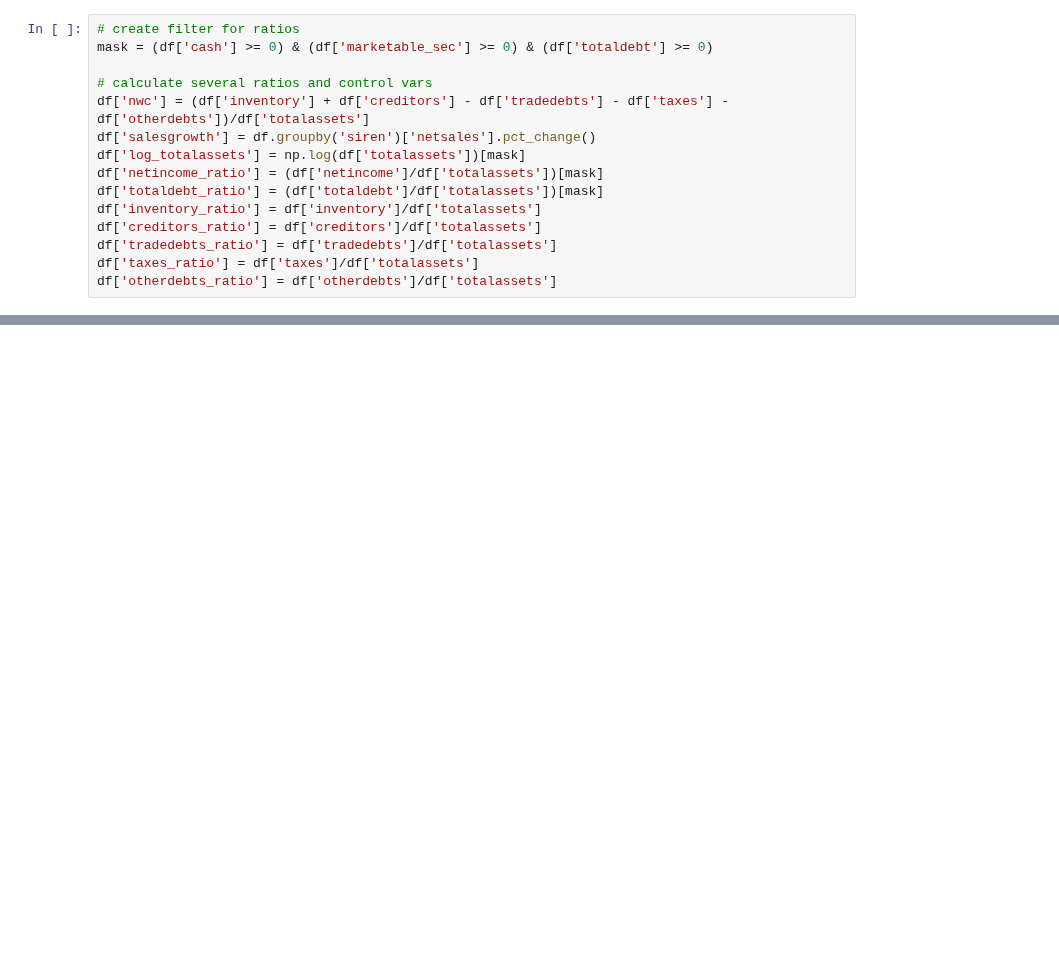
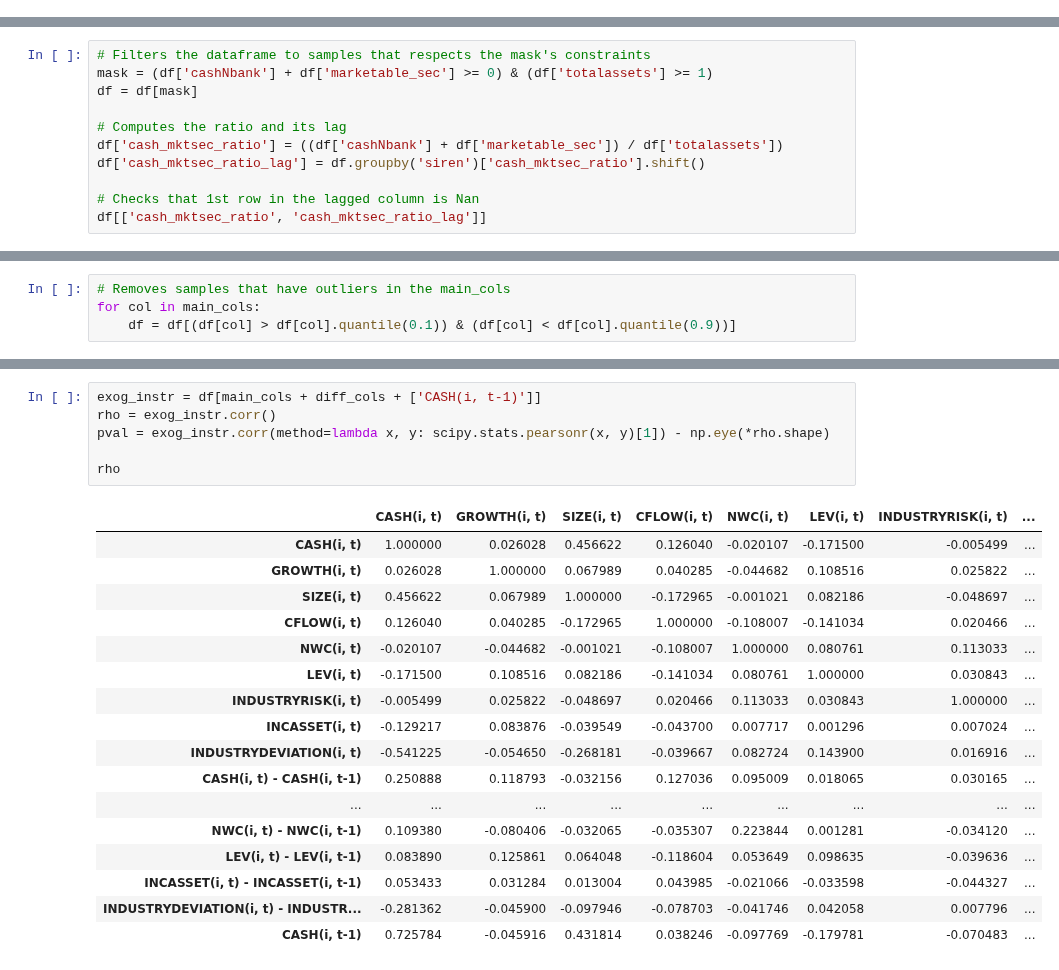
Before and after one commit to daniel-deutsch/FTD, a Jupyter notebook: Financial Econometrics II/project/main.ipynb, the cells around one changed output, grey strips where cells are left out. Drawn from its saved outputs; the diff is of its cells as text; blank space fills up the shorter version.

```diff
--- a/Financial Econometrics II/project/main.ipynb
+++ b/Financial Econometrics II/project/main.ipynb
@@ -97,15 +0,0 @@ Name: cash_mktsec_ratio_lag, dtype: float64
-# %%
-# create filter for ratios
-mask = (df['cash'] >= 0) & (df['marketable_sec'] >= 0) & (df['totaldebt'] >= 0)
-
-# calculate several ratios and control vars
-df['nwc'] = (df['inventory'] + df['creditors'] - df['tradedebts'] - df['taxes'] - df['otherdebts'])/df['totalassets']
-df['salesgrowth'] = df.groupby('siren')['netsales'].pct_change()
-df['log_totalassets'] = np.log(df['totalassets'])[mask]
-df['netincome_ratio'] = (df['netincome']/df['totalassets'])[mask]
-df['totaldebt_ratio'] = (df['totaldebt']/df['totalassets'])[mask]
-df['inventory_ratio'] = df['inventory']/df['totalassets']
-df['creditors_ratio'] = df['creditors']/df['totalassets']
-df['tradedebts_ratio'] = df['tradedebts']/df['totalassets']
-df['taxes_ratio'] = df['taxes']/df['totalassets']
-df['otherdebts_ratio'] = df['otherdebts']/df['totalassets']
@@ -409,0 +60,11 @@ between[stat_cols].corr()
+# %%
+# Filters the dataframe to samples that respects the mask's constraints
+mask = (df['cashNbank'] + df['marketable_sec'] >= 0) & (df['totalassets'] >= 1)
+df = df[mask]
+
+# Computes the ratio and its lag
+df['cash_mktsec_ratio'] = ((df['cashNbank'] + df['marketable_sec']) / df['totalassets'])
+df['cash_mktsec_ratio_lag'] = df.groupby('siren')['cash_mktsec_ratio'].shift()
+
+# Checks that 1st row in the lagged column is Nan
+df[['cash_mktsec_ratio', 'cash_mktsec_ratio_lag']]
@@ -409,0 +156,4 @@ between[stat_cols].corr()
+# %%
+# Removes samples that have outliers in the main_cols
+for col in main_cols:
+    df = df[(df[col] > df[col].quantile(0.1)) & (df[col] < df[col].quantile(0.9))]
@@ -409,0 +903,24 @@ between[stat_cols].corr()
+# %%
+exog_instr = df[main_cols + diff_cols + ['CASH(i, t-1)']]
+rho = exog_instr.corr()
+pval = exog_instr.corr(method=lambda x, y: scipy.stats.pearsonr(x, y)[1]) - np.eye(*rho.shape)
+
+rho
+# %% [output]
+|  | CASH(i, t) | GROWTH(i, t) | SIZE(i, t) | CFLOW(i, t) | NWC(i, t) | LEV(i, t) | INDUSTRYRISK(i, t) | ... |
+| CASH(i, t) | 1.000000 | 0.026028 | 0.456622 | 0.126040 | -0.020107 | -0.171500 | -0.005499 | ... |
+| GROWTH(i, t) | 0.026028 | 1.000000 | 0.067989 | 0.040285 | -0.044682 | 0.108516 | 0.025822 | ... |
+| SIZE(i, t) | 0.456622 | 0.067989 | 1.000000 | -0.172965 | -0.001021 | 0.082186 | -0.048697 | ... |
+| CFLOW(i, t) | 0.126040 | 0.040285 | -0.172965 | 1.000000 | -0.108007 | -0.141034 | 0.020466 | ... |
+| NWC(i, t) | -0.020107 | -0.044682 | -0.001021 | -0.108007 | 1.000000 | 0.080761 | 0.113033 | ... |
+| LEV(i, t) | -0.171500 | 0.108516 | 0.082186 | -0.141034 | 0.080761 | 1.000000 | 0.030843 | ... |
+| INDUSTRYRISK(i, t) | -0.005499 | 0.025822 | -0.048697 | 0.020466 | 0.113033 | 0.030843 | 1.000000 | ... |
+| INCASSET(i, t) | -0.129217 | 0.083876 | -0.039549 | -0.043700 | 0.007717 | 0.001296 | 0.007024 | ... |
+| INDUSTRYDEVIATION(i, t) | -0.541225 | -0.054650 | -0.268181 | -0.039667 | 0.082724 | 0.143900 | 0.016916 | ... |
+| CASH(i, t) - CASH(i, t-1) | 0.250888 | 0.118793 | -0.032156 | 0.127036 | 0.095009 | 0.018065 | 0.030165 | ... |
+| ... | ... | ... | ... | ... | ... | ... | ... | ... |
+| NWC(i, t) - NWC(i, t-1) | 0.109380 | -0.080406 | -0.032065 | -0.035307 | 0.223844 | 0.001281 | -0.034120 | ... |
+| LEV(i, t) - LEV(i, t-1) | 0.083890 | 0.125861 | 0.064048 | -0.118604 | 0.053649 | 0.098635 | -0.039636 | ... |
+| INCASSET(i, t) - INCASSET(i, t-1) | 0.053433 | 0.031284 | 0.013004 | 0.043985 | -0.021066 | -0.033598 | -0.044327 | ... |
+| INDUSTRYDEVIATION(i, t) - INDUSTR... | -0.281362 | -0.045900 | -0.097946 | -0.078703 | -0.041746 | 0.042058 | 0.007796 | ... |
+| CASH(i, t-1) | 0.725784 | -0.045916 | 0.431814 | 0.038246 | -0.097769 | -0.179781 | -0.070483 | ... |
```
Also changed, not shown: parts of 126 cells of this notebook, 3 other files.
